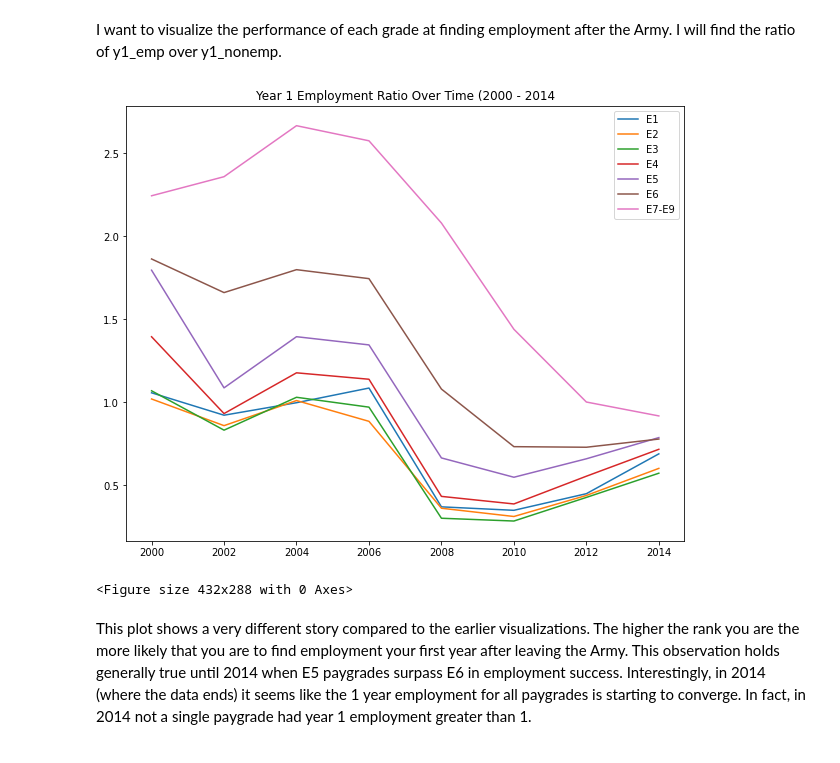
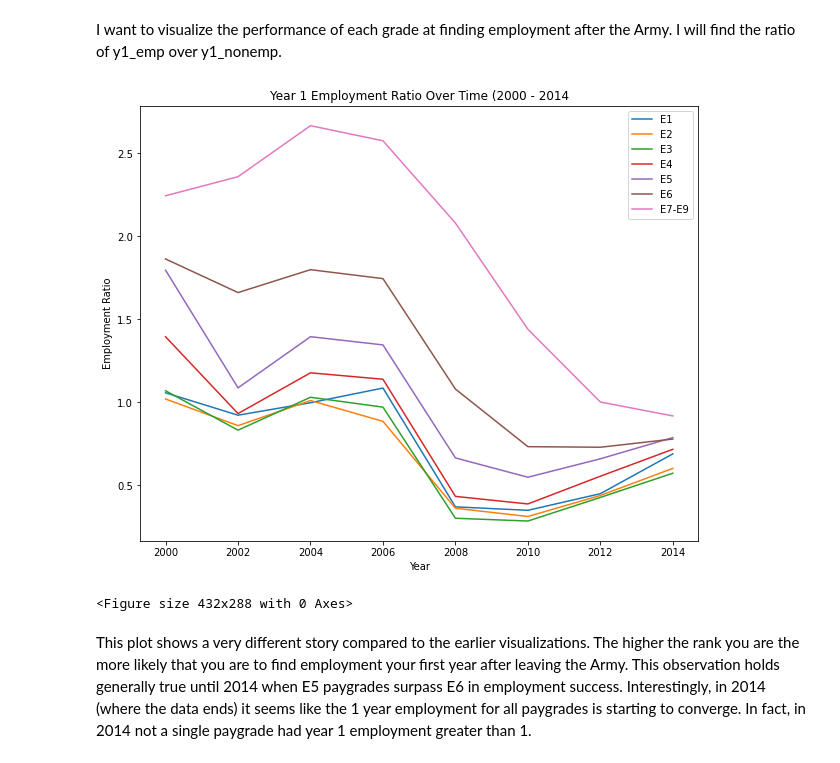
Before and after one commit to joeyc13/Army-Veteran-Employment-Outcomes, a Jupyter notebook: army_career_outcomes.ipynb, the cells around one changed output. Drawn from its saved outputs; the diff is of its cells as text; code cells hidden in the pictures.

Commit message:
Improving Data viz
Added axis labels for ratio data viz and removed bar chart from github

```diff
--- a/army_career_outcomes.ipynb
+++ b/army_career_outcomes.ipynb
@@ -104,13 +104,15 @@ I want to visualize the performance of each grade at finding employment after th
 # %%
 plt.figure(figsize=(10,8))
 for grade in pay_grades:
     plt.plot(cohorts, (paygrade_clean[paygrade_clean['paygrade'] == grade].y1_emp / paygrade_clean[paygrade_clean['paygrade'] == grade].y1_nonemp), label = grade)
 plt.legend()
 plt.title('Year 1 Employment Ratio Over Time (2000 - 2014')
+plt.xlabel('Year')
+plt.ylabel('Employment Ratio')
 plt.show()
 plt.clf()
 # %% [output]
-[figure, old version]
+[figure, new version]
 <Figure size 432x288 with 0 Axes>
 # %% [markdown]
 This plot shows a very different story compared to the earlier visualizations. The higher the rank you are the more likely that you are to find employment your first year after leaving the Army. This observation holds generally true until 2014 when E5 paygrades surpass E6 in employment success. Interestingly, in 2014 (where the data ends) it seems like the 1 year employment for all paygrades is starting to converge. In fact, in 2014 not a single paygrade had year 1 employment greater than 1.
```
Also changed, not shown: 2 other files.
